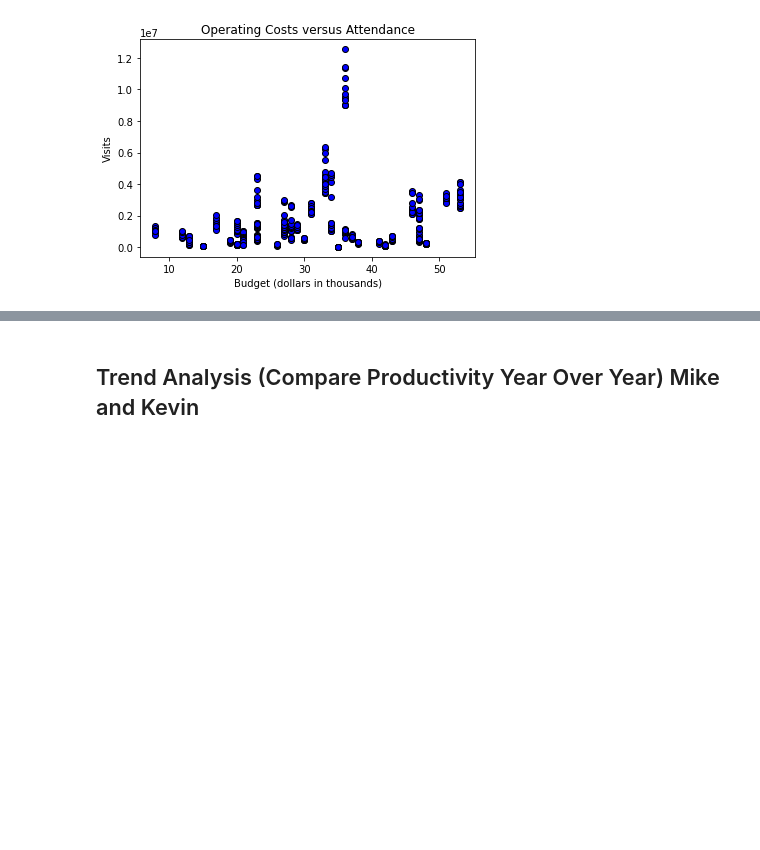
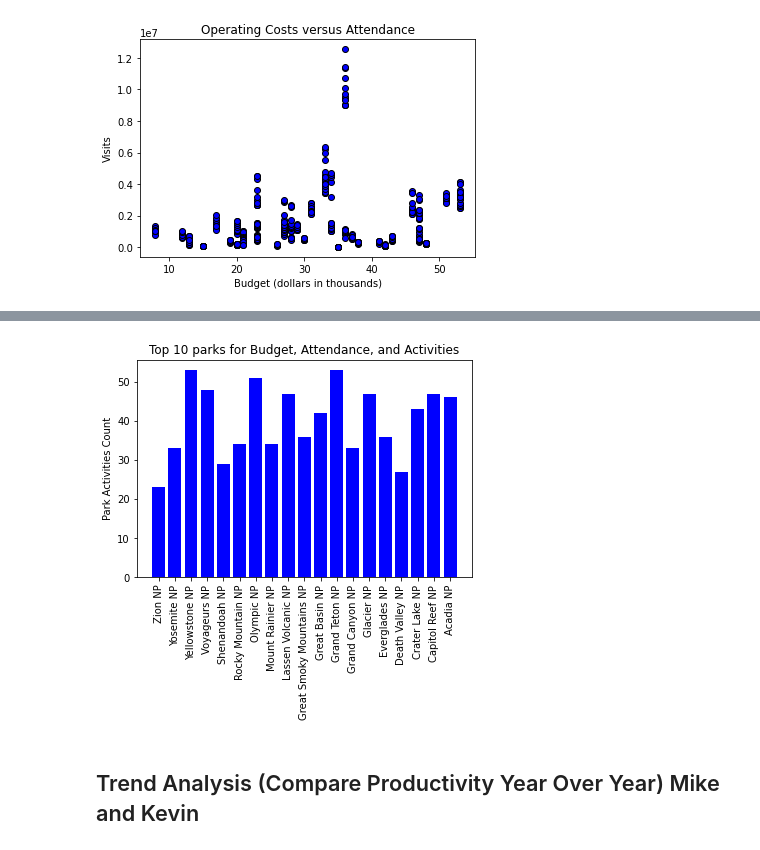
Before and after one commit to mregpala/project-national-park-performance, a Jupyter notebook: NationalParkAnalysis.ipynb, the cells around one changed output, grey strips where cells are left out. Cells and saved outputs as stored; diff of their text form; code cells hidden in the pictures; blank space fills up the shorter version.

```diff
--- a/NationalParkAnalysis.ipynb
+++ b/NationalParkAnalysis.ipynb
@@ -658,3 +673,12 @@ Master_Top_10= pd.concat(Histograms)
+# %%
+plt.bar(name,Finalact, color="b")
+plt.xticks(rotation=90, horizontalalignment="center")
+plt.title("Top 10 parks for Budget, Attendance, and Activities")
+plt.ylabel("Park Activities Count")
+plt.show()
+plt.show()
+# %% [output]
+[figure, added]
 # %% [markdown]
 ## Trend Analysis (Compare Productivity Year Over Year) Mike and Kevin
 # %%
```
Also changed, not shown: parts of 17 cells of this notebook.
